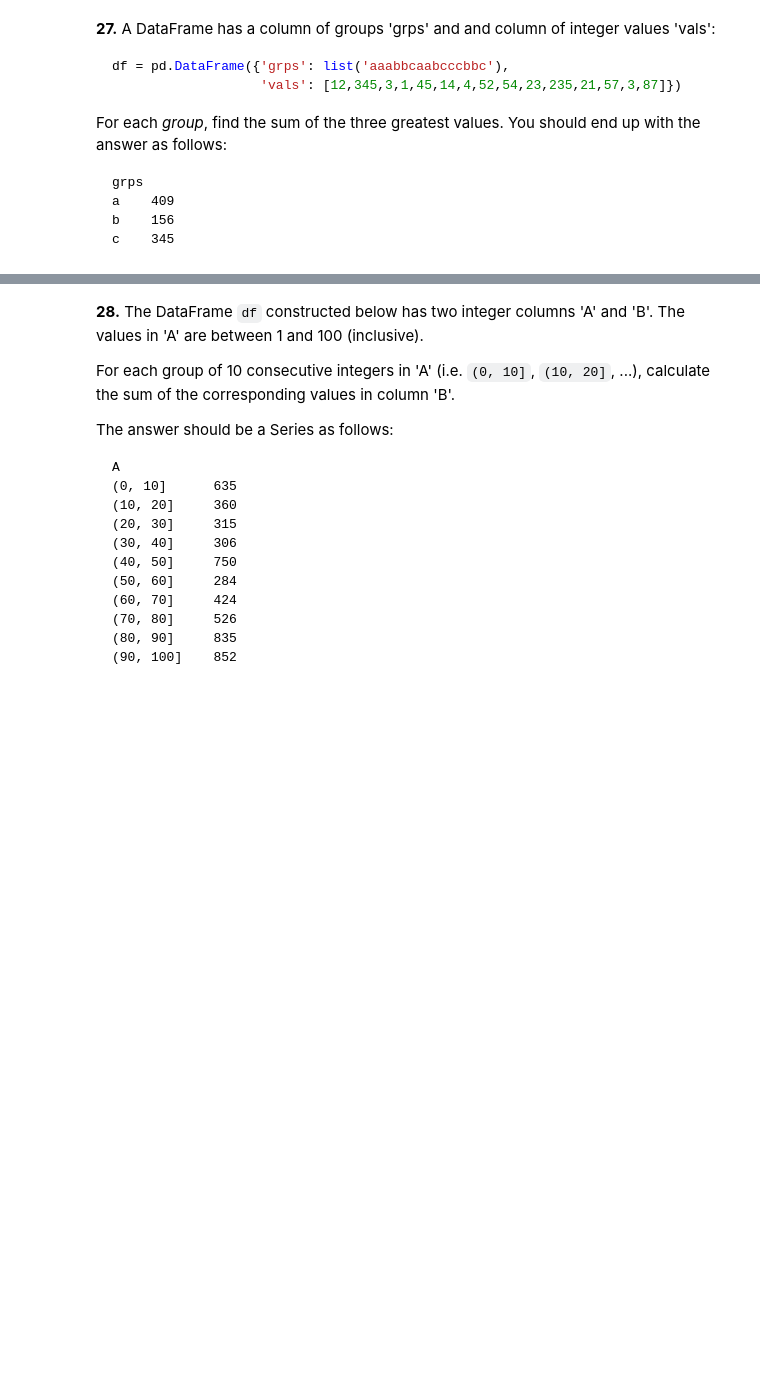
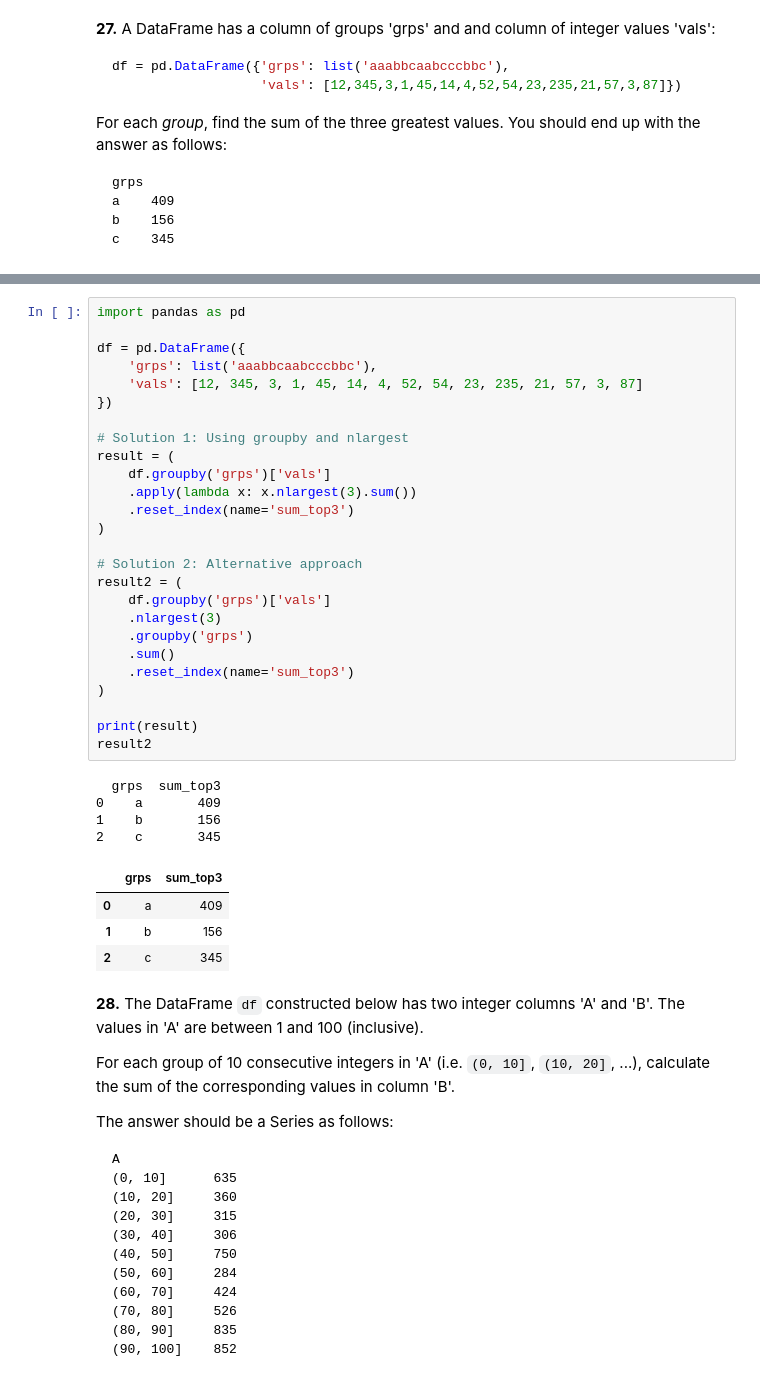
Before and after one commit to xshlc/100-pandas-puzzles, a Jupyter notebook: 100-pandas-puzzles.ipynb, the cells around one changed output, grey strips where cells are left out. Saved outputs shown, nothing was run; the diff lists cells and outputs as text; blank space fills up the shorter version.

```diff
--- a/100-pandas-puzzles.ipynb
+++ b/100-pandas-puzzles.ipynb
@@ -1559,3 +1840,38 @@ df = pd.DataFrame({'grps': list('aaabbcaabcccbbc'),
+# %%
+import pandas as pd
+
+df = pd.DataFrame({
+    'grps': list('aaabbcaabcccbbc'),
+    'vals': [12, 345, 3, 1, 45, 14, 4, 52, 54, 23, 235, 21, 57, 3, 87]
+})
+
+# Solution 1: Using groupby and nlargest
+result = (
+    df.groupby('grps')['vals']
+    .apply(lambda x: x.nlargest(3).sum())
+    .reset_index(name='sum_top3')
+)
+
+# Solution 2: Alternative approach
+result2 = (
+    df.groupby('grps')['vals']
+    .nlargest(3)
+    .groupby('grps')
+    .sum()
+    .reset_index(name='sum_top3')
+)
+
+print(result)
+result2
+# %% [output]
+  grps  sum_top3
+0    a       409
+1    b       156
+2    c       345
+|  | grps | sum_top3 |
+| 0 | a | 409 |
+| 1 | b | 156 |
+| 2 | c | 345 |
 # %% [markdown]
 **28.** The DataFrame `df` constructed below has two integer columns 'A' and 'B'. The values in 'A' are between 1 and 100 (inclusive).
 
```
Also changed, not shown: parts of 20 cells of this notebook.
